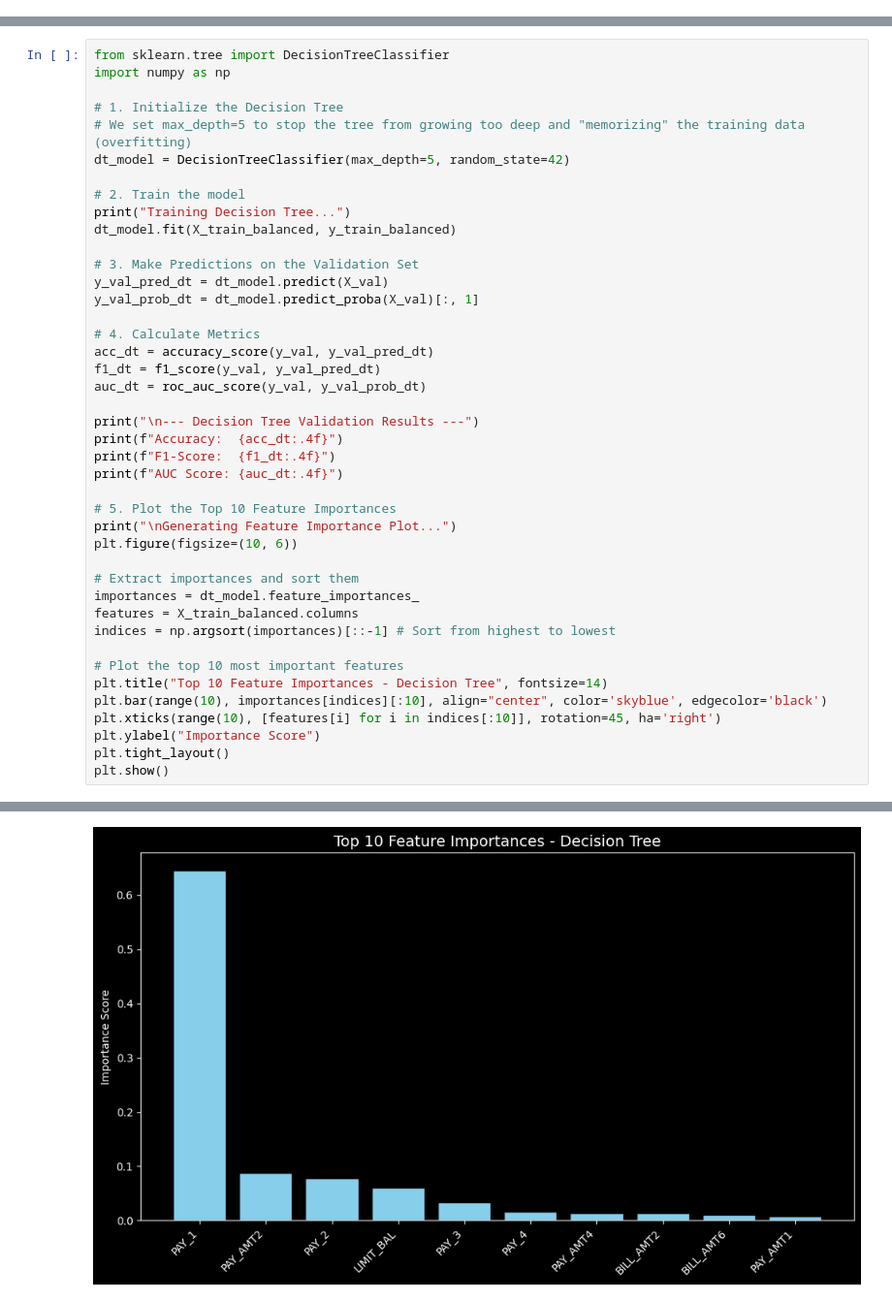
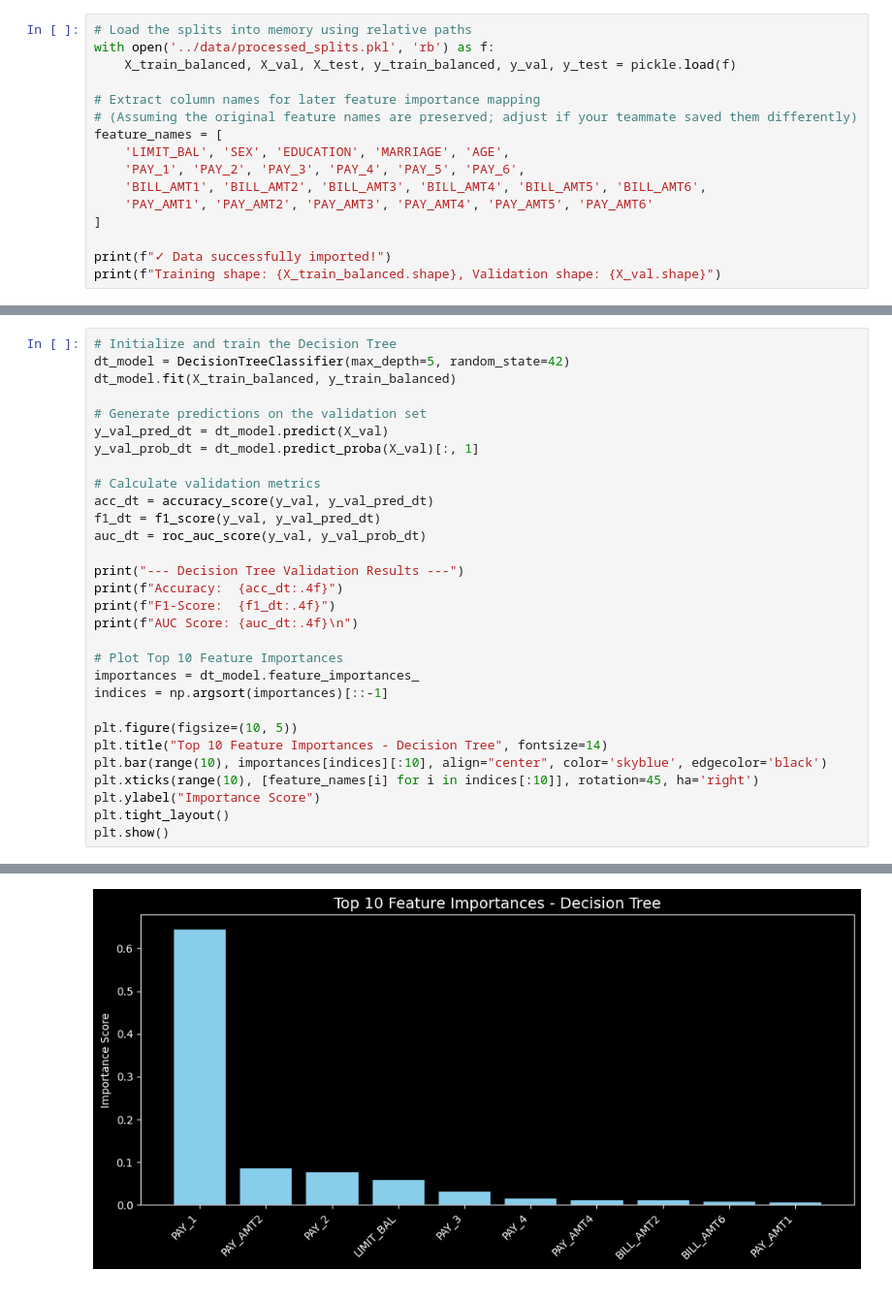
Before and after one commit to amrrnagy/CreditCardDefault, a Jupyter notebook: notebooks/modeling.ipynb, the cells around one changed output, grey strips where cells are left out. Shown at 97% size. Cells and saved outputs as stored; diff of their text form.

```diff
--- a/notebooks/modeling.ipynb
+++ b/notebooks/modeling.ipynb
@@ -60,0 +25,16 @@ Generating Confusion Matrix...
+# %%
+# Load the splits into memory using relative paths
+with open('../data/processed_splits.pkl', 'rb') as f:
+    X_train_balanced, X_val, X_test, y_train_balanced, y_val, y_test = pickle.load(f)
+
+# Extract column names for later feature importance mapping
+# (Assuming the original feature names are preserved; adjust if your teammate saved them differently)
+feature_names = [
+    'LIMIT_BAL', 'SEX', 'EDUCATION', 'MARRIAGE', 'AGE',
+    'PAY_1', 'PAY_2', 'PAY_3', 'PAY_4', 'PAY_5', 'PAY_6',
+    'BILL_AMT1', 'BILL_AMT2', 'BILL_AMT3', 'BILL_AMT4', 'BILL_AMT5', 'BILL_AMT6',
+    'PAY_AMT1', 'PAY_AMT2', 'PAY_AMT3', 'PAY_AMT4', 'PAY_AMT5', 'PAY_AMT6'
+]
+
+print(f"✓ Data successfully imported!")
+print(f"Training shape: {X_train_balanced.shape}, Validation shape: {X_val.shape}")
@@ -61,42 +73,30 @@ Generating Confusion Matrix...
 # %%
-from sklearn.tree import DecisionTreeClassifier
-import numpy as np
-
-# 1. Initialize the Decision Tree
-# We set max_depth=5 to stop the tree from growing too deep and "memorizing" the training data (overfitting)
+# Initialize and train the Decision Tree
 dt_model = DecisionTreeClassifier(max_depth=5, random_state=42)
-
-# 2. Train the model
-print("Training Decision Tree...")
 dt_model.fit(X_train_balanced, y_train_balanced)
 
-# 3. Make Predictions on the Validation Set
+# Generate predictions on the validation set
 y_val_pred_dt = dt_model.predict(X_val)
 y_val_prob_dt = dt_model.predict_proba(X_val)[:, 1]
 
-# 4. Calculate Metrics
+# Calculate validation metrics
 acc_dt = accuracy_score(y_val, y_val_pred_dt)
 f1_dt = f1_score(y_val, y_val_pred_dt)
 auc_dt = roc_auc_score(y_val, y_val_prob_dt)
 
-print("\n--- Decision Tree Validation Results ---")
+print("--- Decision Tree Validation Results ---")
 print(f"Accuracy:  {acc_dt:.4f}")
 print(f"F1-Score:  {f1_dt:.4f}")
-print(f"AUC Score: {auc_dt:.4f}")
+print(f"AUC Score: {auc_dt:.4f}\n")
 
-# 5. Plot the Top 10 Feature Importances
-print("\nGenerating Feature Importance Plot...")
-plt.figure(figsize=(10, 6))
+# Plot Top 10 Feature Importances
+importances = dt_model.feature_importances_
+indices = np.argsort(importances)[::-1]
 
-# Extract importances and sort them
-importances = dt_model.feature_importances_
-features = X_train_balanced.columns
-indices = np.argsort(importances)[::-1] # Sort from highest to lowest
-
-# Plot the top 10 most important features
+plt.figure(figsize=(10, 5))
 plt.title("Top 10 Feature Importances - Decision Tree", fontsize=14)
 plt.bar(range(10), importances[indices][:10], align="center", color='skyblue', edgecolor='black')
-plt.xticks(range(10), [features[i] for i in indices[:10]], rotation=45, ha='right')
+plt.xticks(range(10), [feature_names[i] for i in indices[:10]], rotation=45, ha='right')
 plt.ylabel("Importance Score")
 plt.tight_layout()
 plt.show()
@@ -112 +108 @@ Generating Feature Importance Plot...
-[figure, old version]
+[figure, new version]
```
Also changed, not shown: parts of 16 cells of this notebook.
